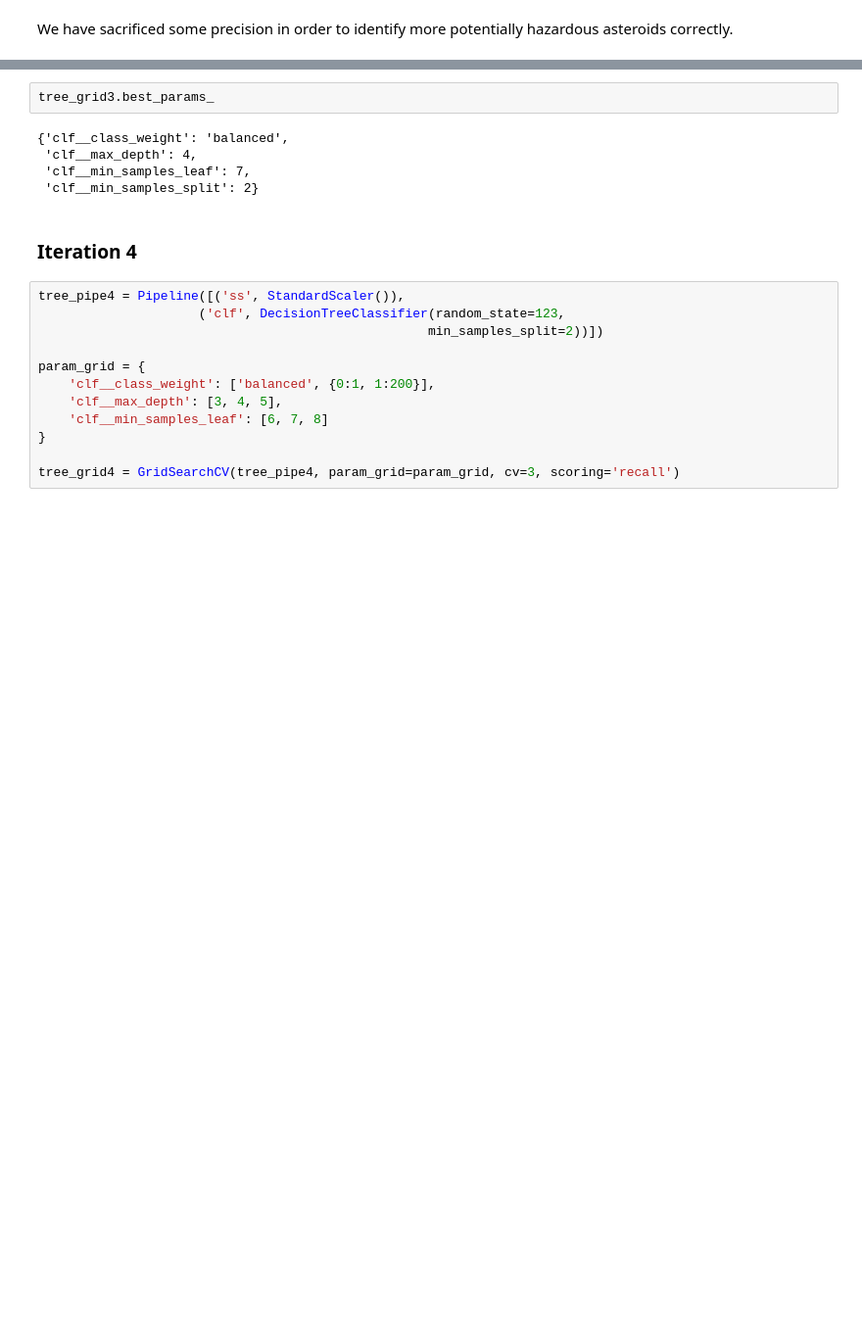
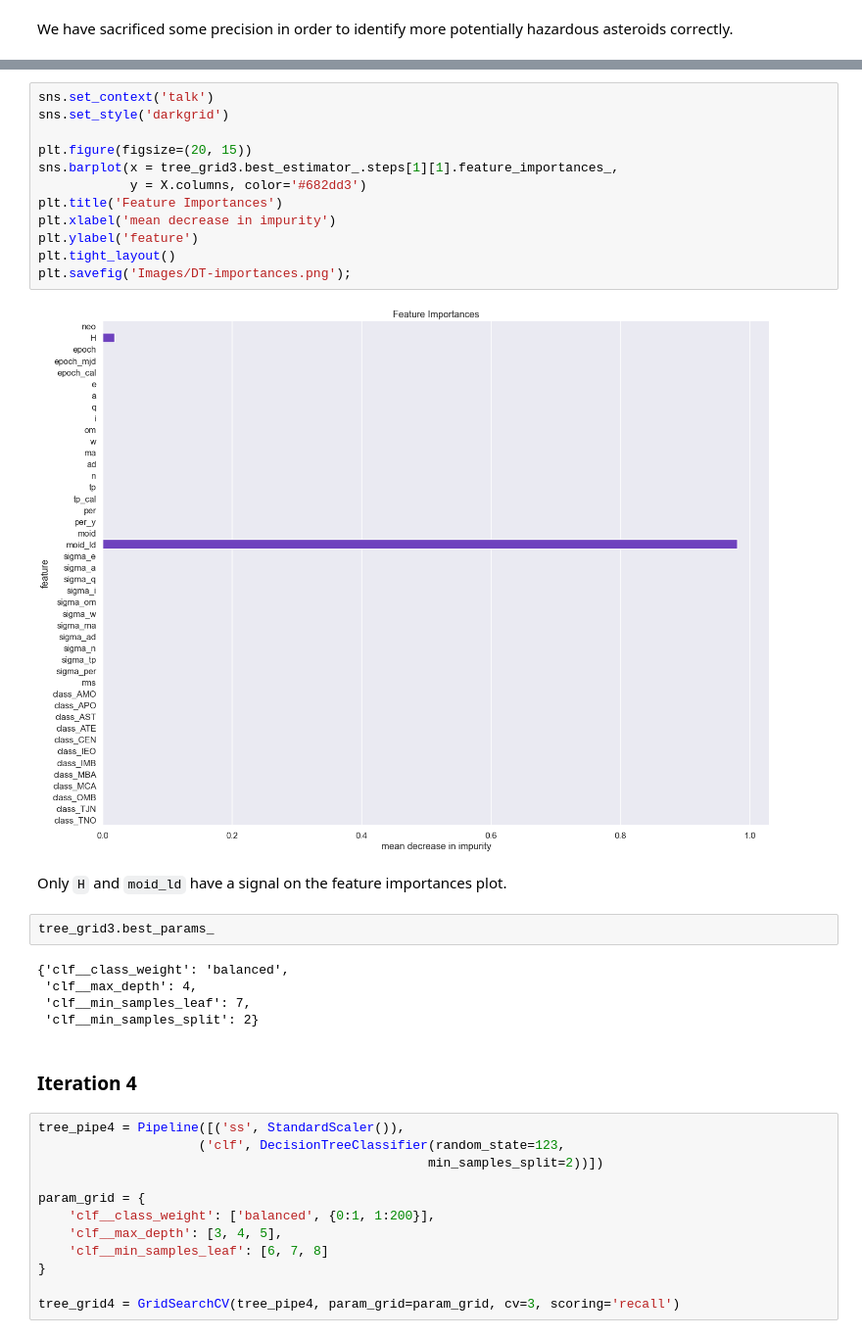
Before and after one commit to NariMo91/phase-3-project-classification, a Jupyter notebook: Decision-Tree.ipynb, the cells around one changed output, grey strips where cells are left out. Shown at 98% size. Cells and saved outputs as stored; diff of their text form; blank space fills up the shorter version.

```diff
--- a/Decision-Tree.ipynb
+++ b/Decision-Tree.ipynb
@@ -286,3 +296,19 @@ _ = plot_tree(tree_grid3.best_estimator_.steps[1][1],
+# %%
+sns.set_context('talk')
+sns.set_style('darkgrid')
+
+plt.figure(figsize=(20, 15))
+sns.barplot(x = tree_grid3.best_estimator_.steps[1][1].feature_importances_,
+            y = X.columns, color='#682dd3')
+plt.title('Feature Importances')
+plt.xlabel('mean decrease in impurity')
+plt.ylabel('feature')
+plt.tight_layout()
+plt.savefig('Images/DT-importances.png');
+# %% [output]
+[figure, added]
+# %% [markdown]
+Only `H` and `moid_ld` have a signal on the feature importances plot.
 # %%
 tree_grid3.best_params_
 # %% [output]
```
Also changed, not shown: parts of 13 cells of this notebook, 21 other files.
